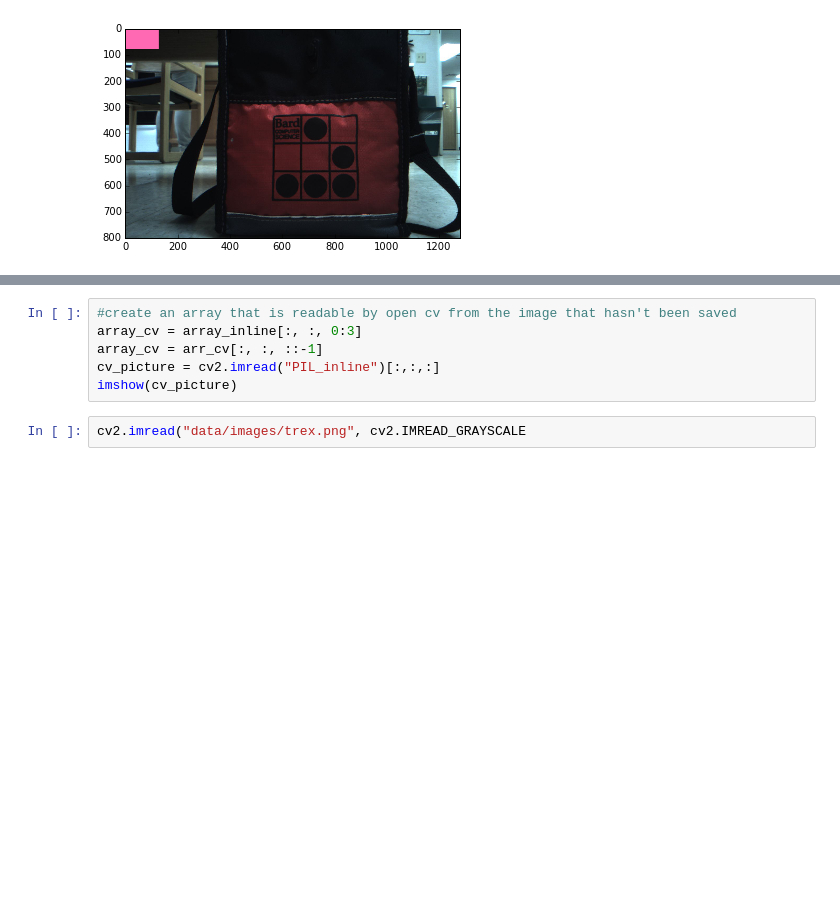
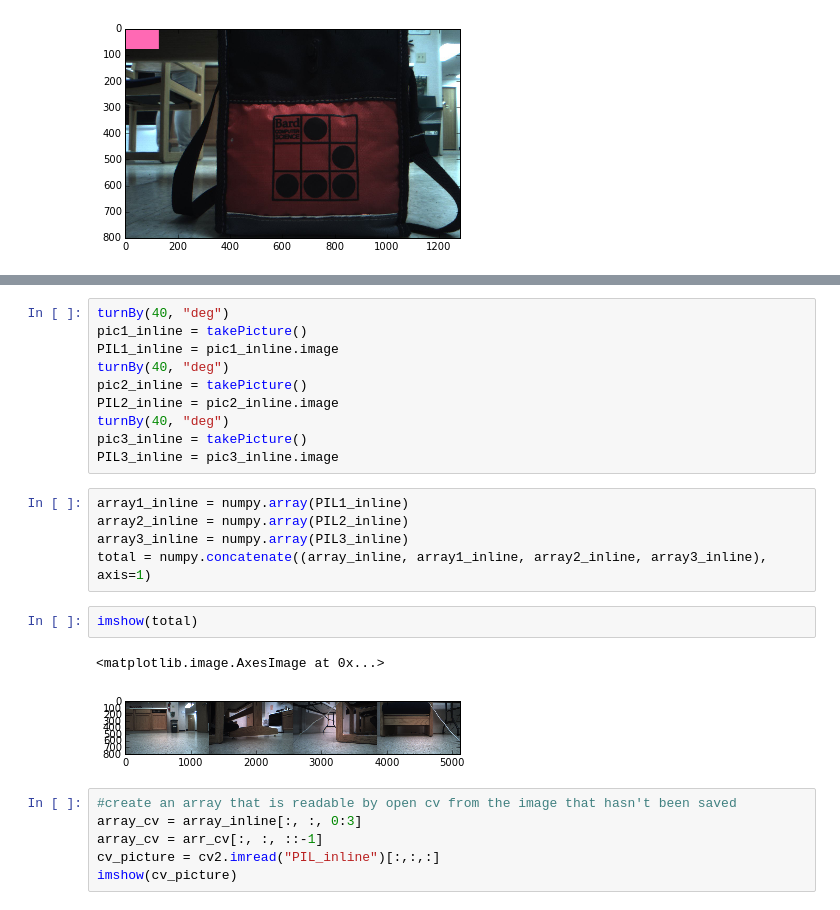
Before and after one commit to quincifer/IPython-Notebook, a Jupyter notebook: Scribbler Connection.ipynb, the cells around one changed output, grey strips where cells are left out. Cells and saved outputs as stored; diff of their text form; blank space fills up the shorter version.

Commit message:
Image Stitching start

```diff
--- a/Scribbler Connection.ipynb
+++ b/Scribbler Connection.ipynb
@@ -115,8 +117,26 @@ imshow(array_inline)
+# %%
+turnBy(40, "deg")
+pic1_inline = takePicture()
+PIL1_inline = pic1_inline.image
+turnBy(40, "deg")
+pic2_inline = takePicture()
+PIL2_inline = pic2_inline.image
+turnBy(40, "deg")
+pic3_inline = takePicture()
+PIL3_inline = pic3_inline.image
+# %%
+array1_inline = numpy.array(PIL1_inline)
+array2_inline = numpy.array(PIL2_inline)
+array3_inline = numpy.array(PIL3_inline)
+total = numpy.concatenate((array_inline, array1_inline, array2_inline, array3_inline), axis=1)
+# %%
+imshow(total)
+# %% [output]
+<matplotlib.image.AxesImage at 0x...>
+[figure, added]
 # %%
 #create an array that is readable by open cv from the image that hasn't been saved
 array_cv = array_inline[:, :, 0:3]
 array_cv = arr_cv[:, :, ::-1]
 cv_picture = cv2.imread("PIL_inline")[:,:,:]
 imshow(cv_picture)
-# %%
-cv2.imread("data/images/trex.png", cv2.IMREAD_GRAYSCALE
```
Also changed, not shown: parts of 6 cells of this notebook.
